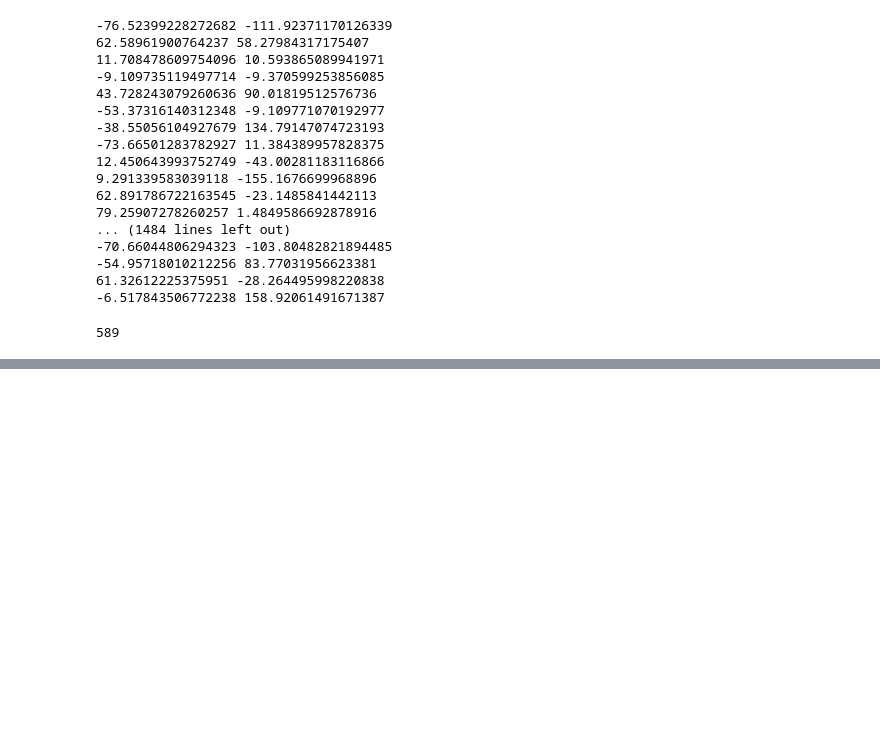
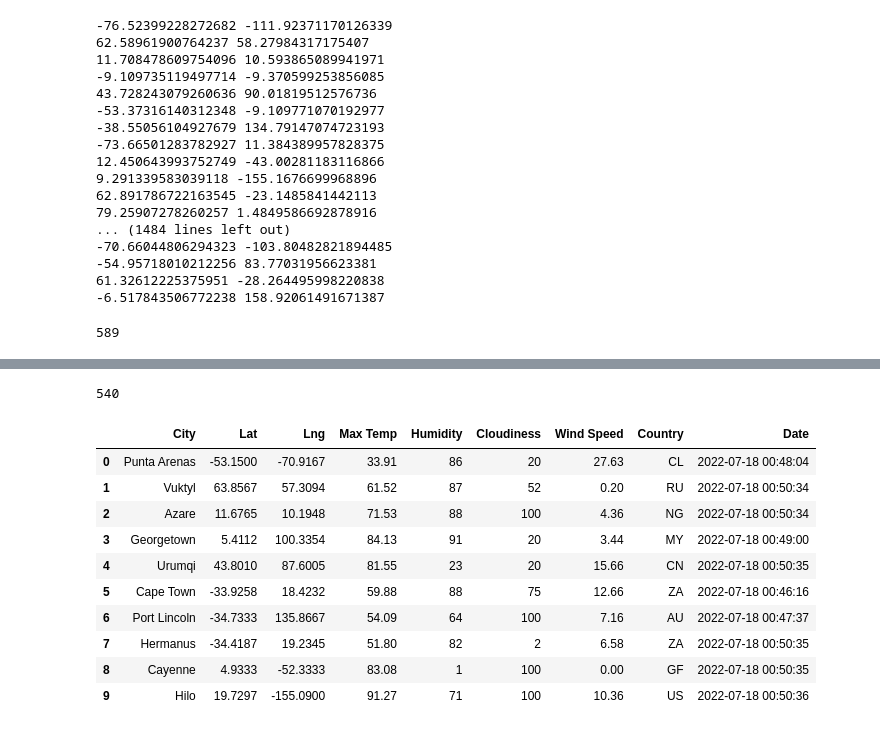
Before and after one commit to MiguelMSUB/World_Weather_Analysis, a Jupyter notebook: WeatherPy.ipynb, the cells around one changed output, grey strips where cells are left out. Saved outputs shown, nothing was run; the diff lists cells and outputs as text; code cells hidden in the pictures; blank space fills up the shorter version.

```diff
--- a/WeatherPy.ipynb
+++ b/WeatherPy.ipynb
@@ -56,0 +63,3 @@ len(cities)
+# %%
+# Starting URL for Weather Map API Call.
+url = "http://api.openweathermap.org/data/2.5/weather?units=Imperial&APPID=" + weather_api_key
@@ -56,0 +70,10 @@ len(cities)
+# %%
+# Create an empty list to hold the weather data.
+city_data = []
+# Print the beginning of the logging.
+print("Beginning Data Retrieval     ")
+print("-----------------------------")
+
+# Create counters.
+record_count = 1
+set_count = 1
@@ -56,0 +157,20 @@ len(cities)
+# %%
+len(city_data)
+# %% [output]
+540
+# %%
+# Convert the array of dictionaries to a Pandas DataFrame.
+city_data_df = pd.DataFrame(city_data)
+city_data_df.head(10)
+# %% [output]
+|  | City | Lat | Lng | Max Temp | Humidity | Cloudiness | Wind Speed | Country | Date |
+| 0 | Punta Arenas | -53.1500 | -70.9167 | 33.91 | 86 | 20 | 27.63 | CL | 2022-07-18 00:48:04 |
+| 1 | Vuktyl | 63.8567 | 57.3094 | 61.52 | 87 | 52 | 0.20 | RU | 2022-07-18 00:50:34 |
+| 2 | Azare | 11.6765 | 10.1948 | 71.53 | 88 | 100 | 4.36 | NG | 2022-07-18 00:50:34 |
+| 3 | Georgetown | 5.4112 | 100.3354 | 84.13 | 91 | 20 | 3.44 | MY | 2022-07-18 00:49:00 |
+| 4 | Urumqi | 43.8010 | 87.6005 | 81.55 | 23 | 20 | 15.66 | CN | 2022-07-18 00:50:35 |
+| 5 | Cape Town | -33.9258 | 18.4232 | 59.88 | 88 | 75 | 12.66 | ZA | 2022-07-18 00:46:16 |
+| 6 | Port Lincoln | -34.7333 | 135.8667 | 54.09 | 64 | 100 | 7.16 | AU | 2022-07-18 00:47:37 |
+| 7 | Hermanus | -34.4187 | 19.2345 | 51.80 | 82 | 2 | 6.58 | ZA | 2022-07-18 00:50:35 |
+| 8 | Cayenne | 4.9333 | -52.3333 | 83.08 | 1 | 100 | 0.00 | GF | 2022-07-18 00:50:35 |
+| 9 | Hilo | 19.7297 | -155.0900 | 91.27 | 71 | 100 | 10.36 | US | 2022-07-18 00:50:36 |
```
Also changed, not shown: parts of 7 cells of this notebook, 3 other files.
